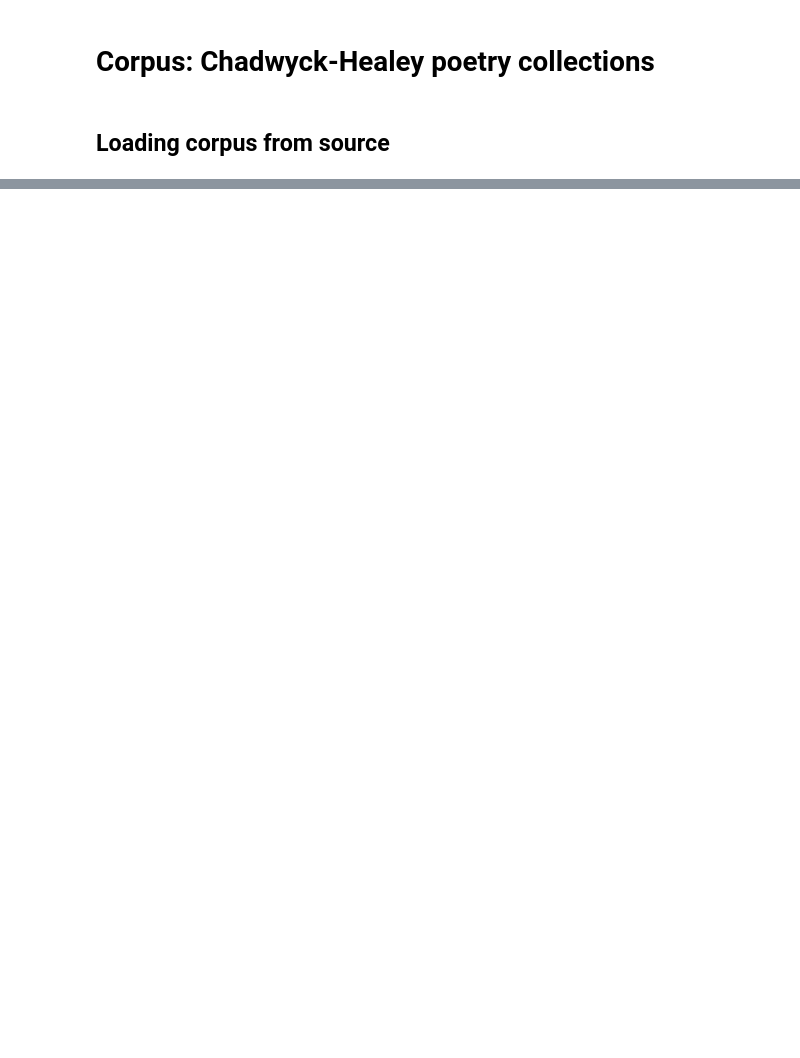
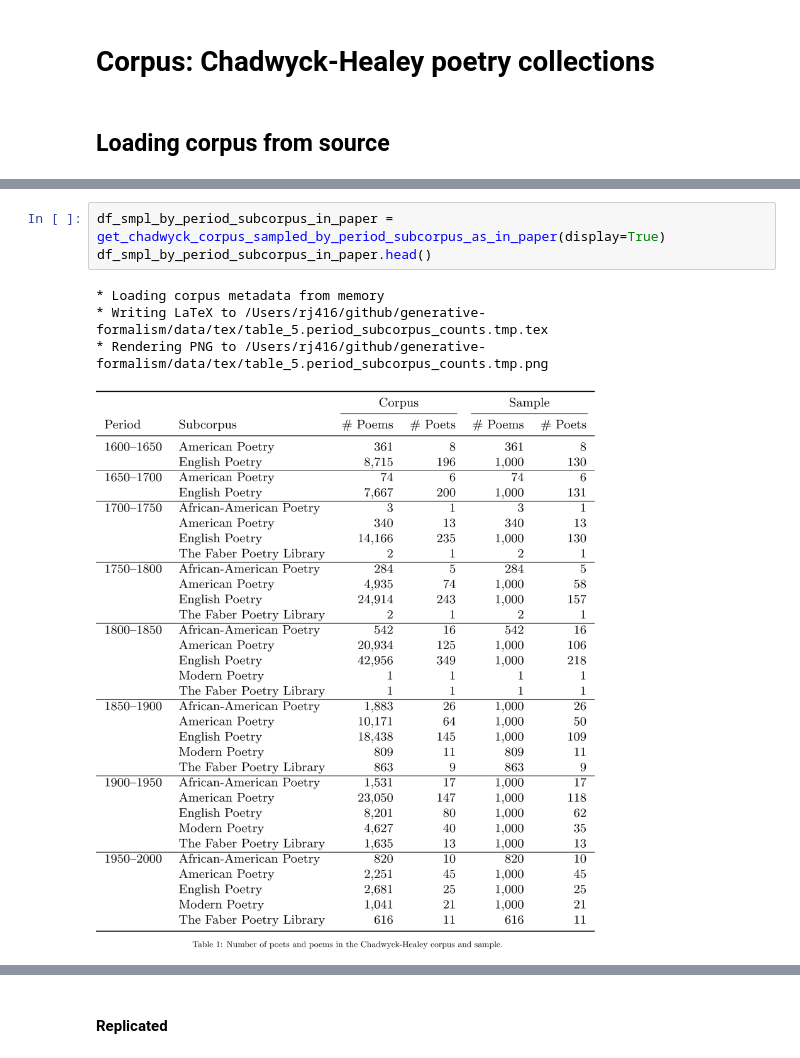
Before and after one commit to quadrismegistus/generative-formalism, a Jupyter notebook: notebooks/1-Data-A-HistoricalCorpora.ipynb, the cells around one changed output, grey strips where cells are left out. Drawn from its saved outputs; the diff is of its cells as text; blank space fills up the shorter version.

```diff
--- a/notebooks/1-Data-A-HistoricalCorpora.ipynb
+++ b/notebooks/1-Data-A-HistoricalCorpora.ipynb
@@ -283,0 +452,8 @@ assert not df_smpl_by_rhyme_in_paper.index.equals(df_smpl_by_rhyme_replicated.in
+# %%
+df_smpl_by_period_subcorpus_in_paper = get_chadwyck_corpus_sampled_by_period_subcorpus_as_in_paper(display=True)
+df_smpl_by_period_subcorpus_in_paper.head()
+# %% [output]
+* Loading corpus metadata from memory
+* Writing LaTeX to /Users/rj416/github/generative-formalism/data/tex/table_5.period_subcorpus_counts.tmp.tex
+* Rendering PNG to /Users/rj416/github/generative-formalism/data/tex/table_5.period_subcorpus_counts.tmp.png
+[figure, added]
@@ -283,0 +467,2 @@ assert not df_smpl_by_rhyme_in_paper.index.equals(df_smpl_by_rhyme_replicated.in
+# %% [markdown]
+#### Replicated
```
Also changed, not shown: parts of 44 cells of this notebook, 45 other files.
